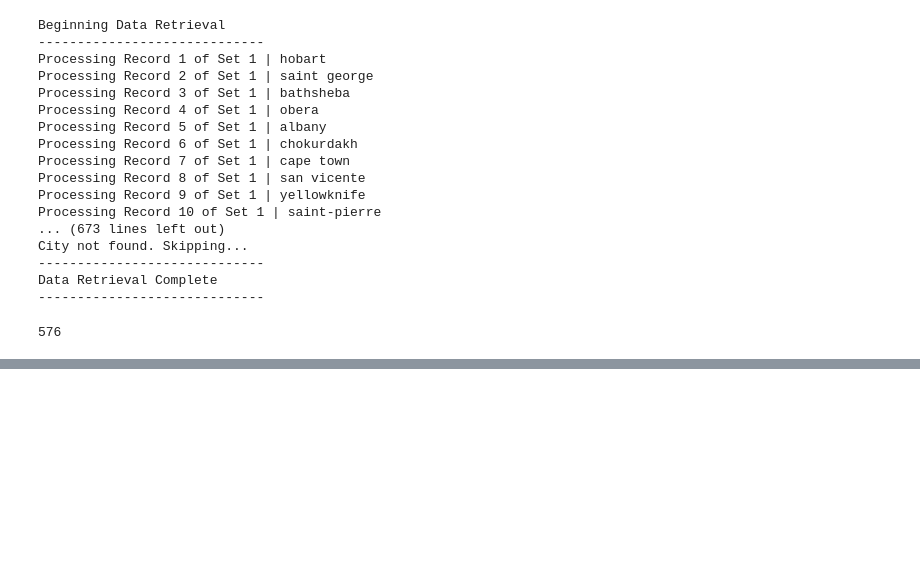
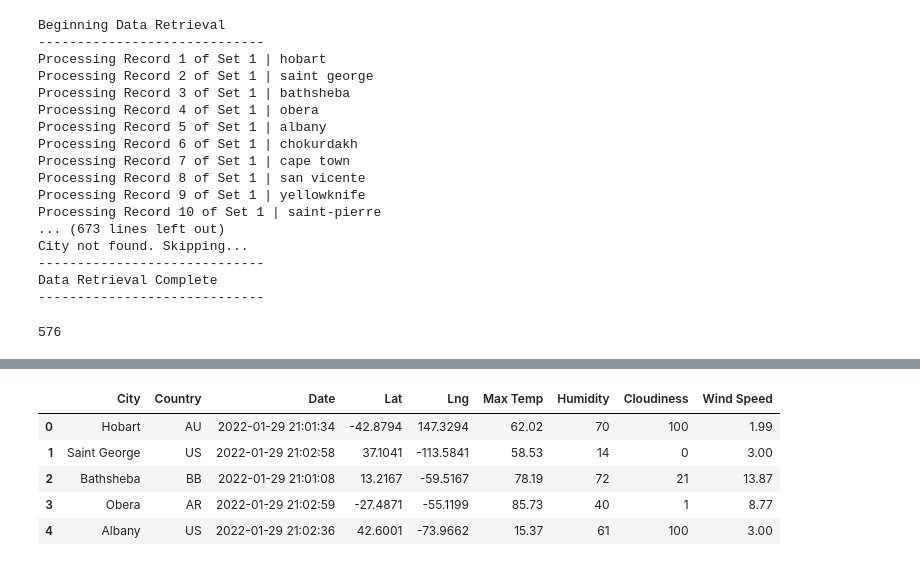
Before and after one commit to stovepipe/World_Weather_Analysis, a Jupyter notebook: WeatherPy.ipynb, the cells around one changed output, grey strips where cells are left out. Saved outputs shown, nothing was run; the diff lists cells and outputs as text; code cells hidden in the pictures; blank space fills up the shorter version.

```diff
--- a/WeatherPy.ipynb
+++ b/WeatherPy.ipynb
@@ -146,0 +166,10 @@ len(city_data)
+# %%
+city_data_df = city_data_df[column_order]
+city_data_df.head()
+# %% [output]
+|  | City | Country | Date | Lat | Lng | Max Temp | Humidity | Cloudiness | Wind Speed |
+| 0 | Hobart | AU | 2022-01-29 21:01:34 | -42.8794 | 147.3294 | 62.02 | 70 | 100 | 1.99 |
+| 1 | Saint George | US | 2022-01-29 21:02:58 | 37.1041 | -113.5841 | 58.53 | 14 | 0 | 3.00 |
+| 2 | Bathsheba | BB | 2022-01-29 21:01:08 | 13.2167 | -59.5167 | 78.19 | 72 | 21 | 13.87 |
+| 3 | Obera | AR | 2022-01-29 21:02:59 | -27.4871 | -55.1199 | 85.73 | 40 | 1 | 8.77 |
+| 4 | Albany | US | 2022-01-29 21:02:36 | 42.6001 | -73.9662 | 15.37 | 61 | 100 | 3.00 |
```
Also changed, not shown: parts of 3 cells of this notebook.
